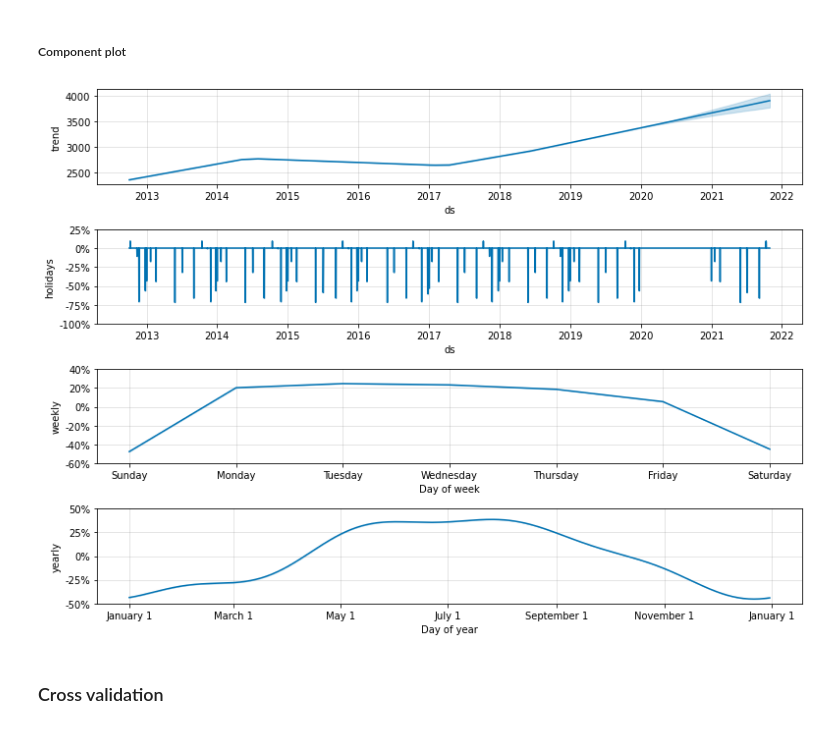
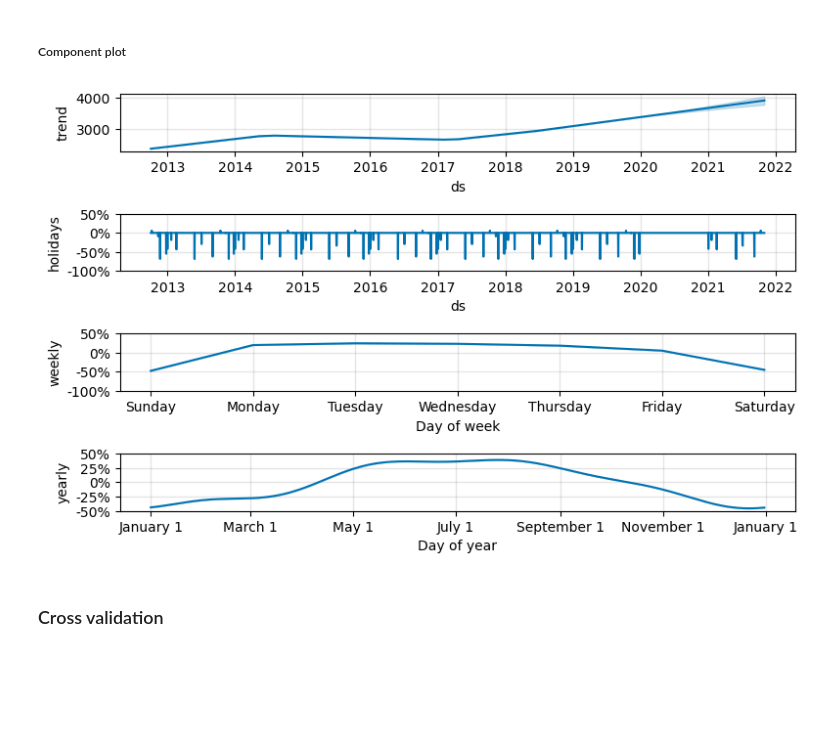
Before and after one commit to rahul-raoniar/Fremont-Bridge-bicycle-daily-count-prediction-project, a Jupyter notebook: Fremond_bicycle_count_forecast.ipynb, the cells around one changed output. Saved outputs shown, nothing was run; the diff lists cells and outputs as text; code cells hidden in the pictures; blank space fills up the shorter version.

```diff
--- a/Fremond_bicycle_count_forecast.ipynb
+++ b/Fremond_bicycle_count_forecast.ipynb
@@ -157,11 +162,11 @@ The behavior of Timestamp.utcfromtimestamp is deprecated, in a future version wi
 # %% [markdown]
 ##### Component plot
 # %%
-fig2 = model.plot_components(forecast, figsize = (11, 8))
+fig2 = model.plot_components(forecast, figsize = (8, 5))
 # or fig2 = plot_components(model, forecast)
 plt.show()
 # %% [output]
-[figure, old version]
+[figure, new version]
 # %%
 # Saving figure
 fig2.savefig("components_plot.png", dpi = 400, bbox_inches = "tight")
```
Also changed, not shown: parts of 8 cells of this notebook.
